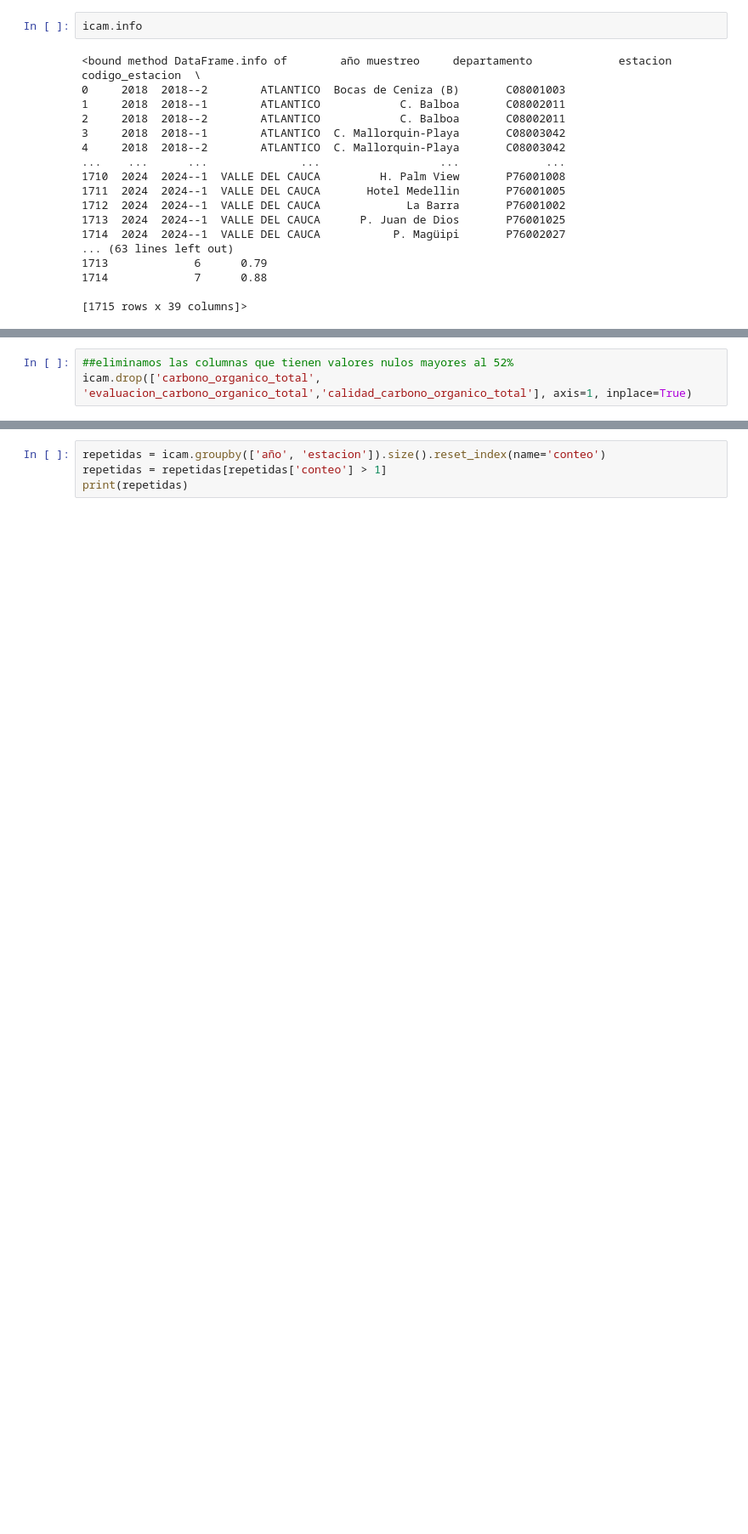
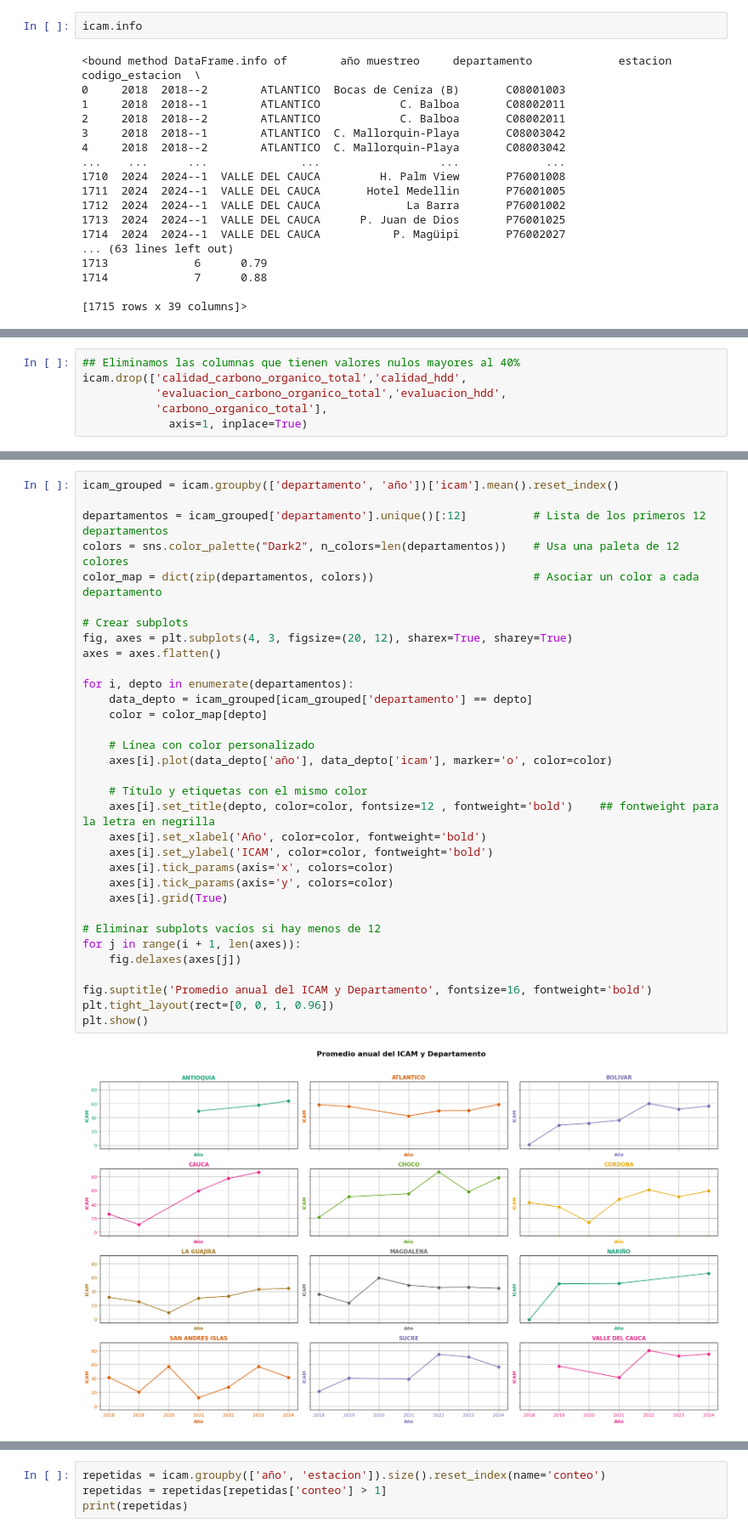
Before and after one commit to catago16/proyectoICAM, a Jupyter notebook: limpieza.ipynb, the cells around one changed output, grey strips where cells are left out. Shown at 85% size. Saved outputs shown, nothing was run; the diff lists cells and outputs as text; blank space fills up the shorter version.

```diff
--- a/limpieza.ipynb
+++ b/limpieza.ipynb
@@ -138,5 +144,8 @@ evaluacion_carbono_organico_total    82.507289
 carbono_organico_total               80.233236
 dtype: float64
 # %%
-##eliminamos las columnas que tienen valores nulos mayores al 52%
-icam.drop(['carbono_organico_total', 'evaluacion_carbono_organico_total','calidad_carbono_organico_total'], axis=1, inplace=True)
+## Eliminamos las columnas que tienen valores nulos mayores al 40%
+icam.drop(['calidad_carbono_organico_total','calidad_hdd',
+           'evaluacion_carbono_organico_total','evaluacion_hdd',
+           'carbono_organico_total'],
+             axis=1, inplace=True)
@@ -230,0 +326,35 @@ for var in variables_a_corregir:
+# %%
+icam_grouped = icam.groupby(['departamento', 'año'])['icam'].mean().reset_index()
+
+departamentos = icam_grouped['departamento'].unique()[:12]          # Lista de los primeros 12 departamentos
+colors = sns.color_palette("Dark2", n_colors=len(departamentos))    # Usa una paleta de 12 colores
+color_map = dict(zip(departamentos, colors))                        # Asociar un color a cada departamento
+
+# Crear subplots
+fig, axes = plt.subplots(4, 3, figsize=(20, 12), sharex=True, sharey=True)
+axes = axes.flatten()
+
+for i, depto in enumerate(departamentos):
+    data_depto = icam_grouped[icam_grouped['departamento'] == depto]
+    color = color_map[depto]
+
+    # Línea con color personalizado
+    axes[i].plot(data_depto['año'], data_depto['icam'], marker='o', color=color)
+
+    # Título y etiquetas con el mismo color
+    axes[i].set_title(depto, color=color, fontsize=12 , fontweight='bold')    ## fontweight para la letra en negrilla
+    axes[i].set_xlabel('Año', color=color, fontweight='bold')
+    axes[i].set_ylabel('ICAM', color=color, fontweight='bold')
+    axes[i].tick_params(axis='x', colors=color)
+    axes[i].tick_params(axis='y', colors=color)
+    axes[i].grid(True)
+
+# Eliminar subplots vacíos si hay menos de 12
+for j in range(i + 1, len(axes)):
+    fig.delaxes(axes[j])
+
+fig.suptitle('Promedio anual del ICAM y Departamento', fontsize=16, fontweight='bold')
+plt.tight_layout(rect=[0, 0, 1, 0.96])
+plt.show()
+# %% [output]
+[figure, added]
```
Also changed, not shown: parts of 35 cells of this notebook, 2 other files.
